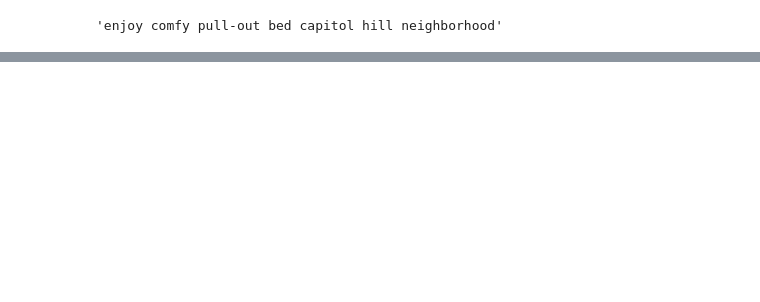
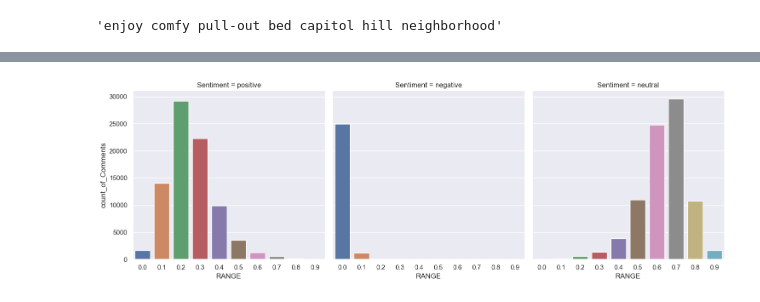
Before and after one commit to bhavya-06darshnik/Airbnb_Data_Analysis, a Jupyter notebook: EDA_3.ipynb, the cells around one changed output, grey strips where cells are left out. Saved outputs shown, nothing was run; the diff lists cells and outputs as text; code cells hidden in the pictures; blank space fills up the shorter version.

```diff
--- a/EDA_3.ipynb
+++ b/EDA_3.ipynb
@@ -165,0 +168,5 @@ plt.show()
+# %%
+reviewDF=pd.read_csv(r"D:\Airbnb_Data_Analysis\data\reviews.csv")
+# %%
+reviewDF=reviewDF.dropna()
+reviewDF.head()
@@ -165,0 +301,19 @@ plt.show()
+# %%
+polarDFnut = EngReviewDF[['neu']]
+polarDFnut = polarDFnut.groupby(pd.cut(polarDFnut["neu"], np.arange(0, 1.1, 0.1))).count()
+polarDFnut = polarDFnut.rename(columns={'neu': 'count_of_Comments'})
+polarDFnut = polarDFnut.reset_index()
+polarDFnut = polarDFnut.rename(columns={'neu': 'range_i'})
+
+
+polarDFnut['RANGE'] = polarDFnut['range_i'].apply(lambda x: x.left)
+polarDFnut['Sentiment'] = 'neutral'
+
+
+polarDFnut = polarDFnut.drop(columns='range_i')
+
+
+polarDF = pd.concat([polarDF, polarDFnut], ignore_index=True)
+
+
+polarDFnut.head()
@@ -165,0 +327,17 @@ plt.show()
+# %%
+#visualizing the sentiment counts
+
+sb.catplot(
+    data=polarDF,
+    x="RANGE",
+    y="count_of_Comments",
+    col="Sentiment",
+    kind="bar",
+    height=5,
+    aspect=1
+)
+
+plt.tight_layout()
+plt.show()
+# %% [output]
+[figure, added]
```
Also changed, not shown: parts of 21 cells of this notebook, 2 other files.
